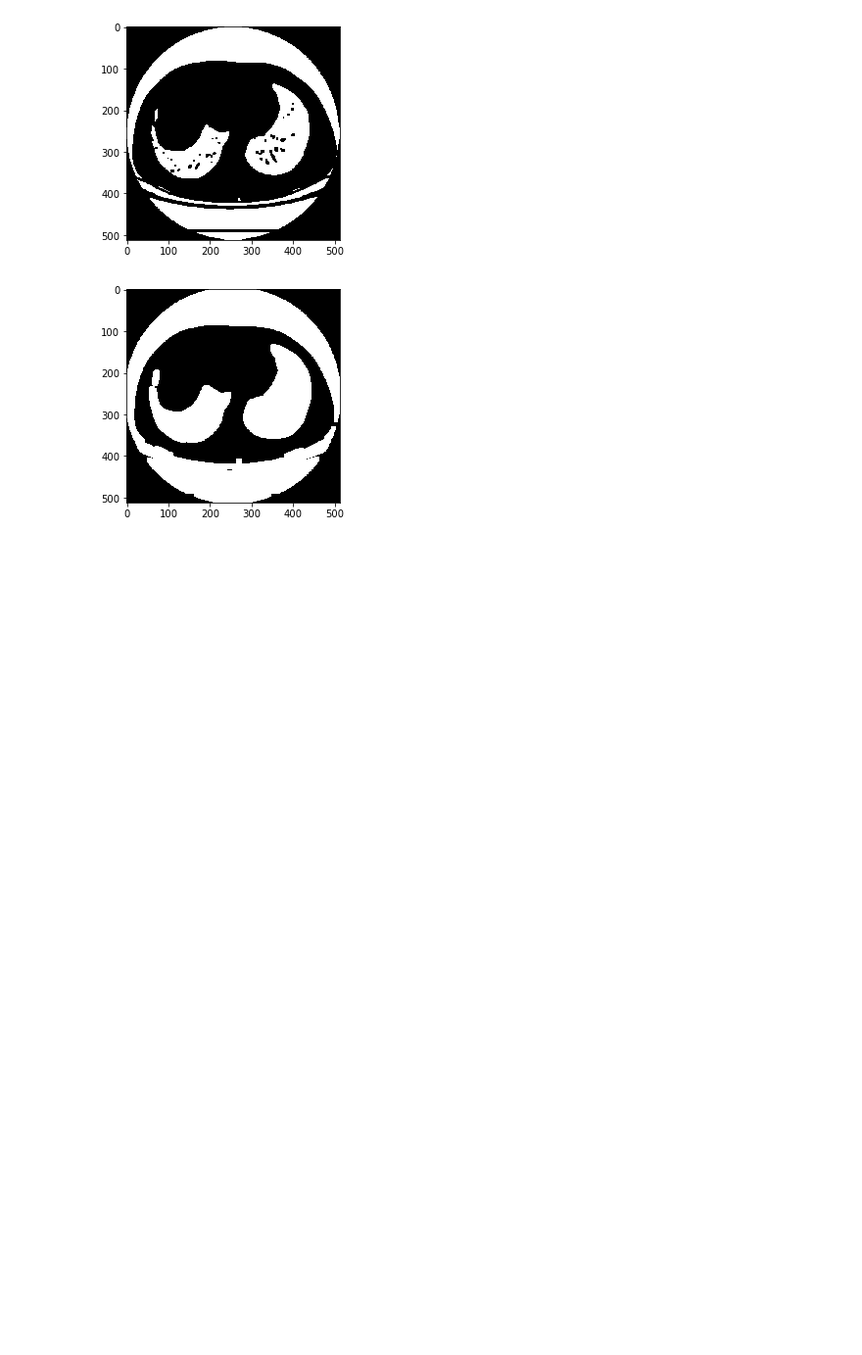
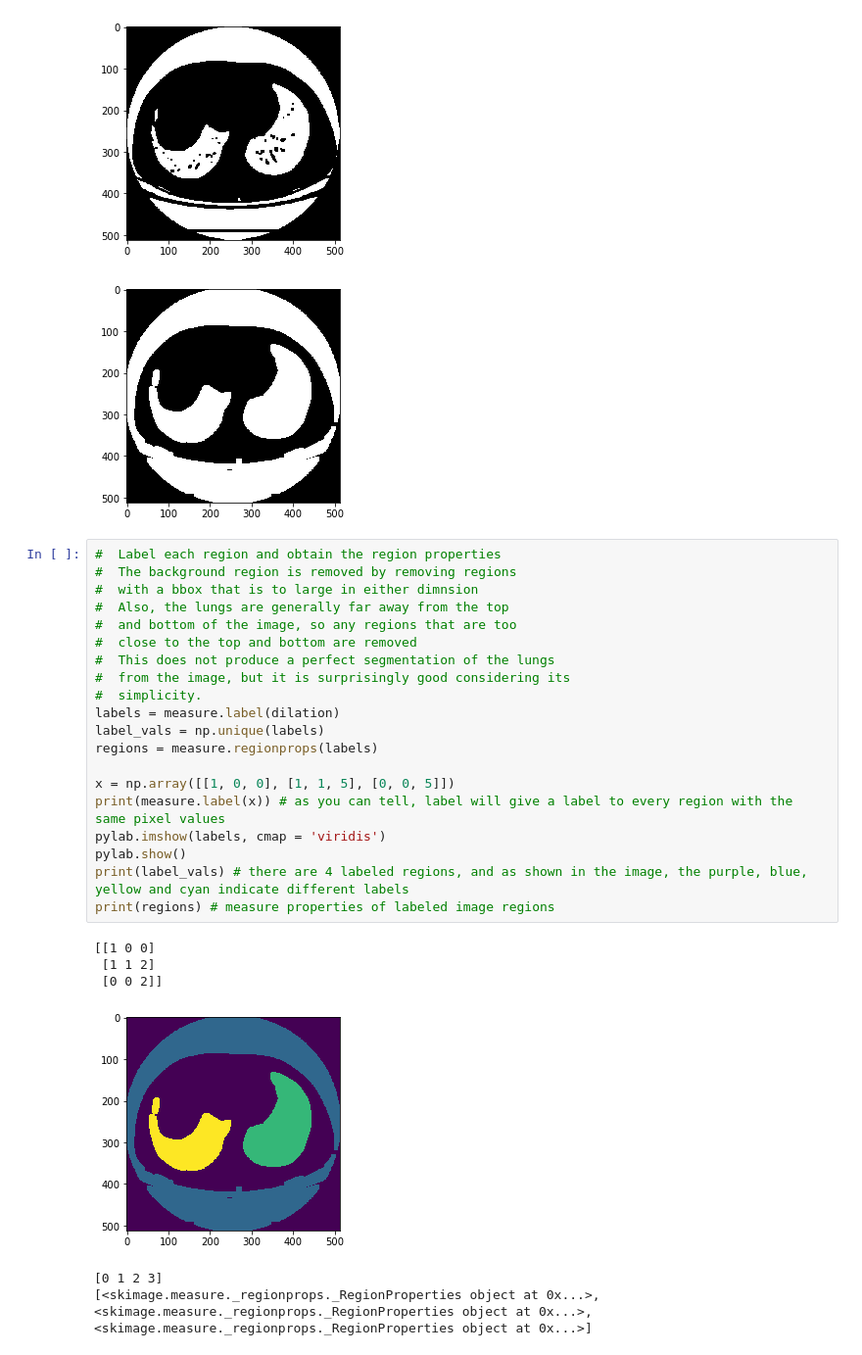
Before and after one commit to 3-musketeers/kaggle-dsb, a Jupyter notebook: pipeline/build-simple-model/luna-segment-lung-roi/sandbox.ipynb, the cells around one changed output. Shown: that part at 98% size. Drawn from its saved outputs; the diff is of its cells as text; blank space fills up the shorter version.

Commit message:
add understanding of region analysis

```diff
--- a/pipeline/build-simple-model/luna-segment-lung-roi/sandbox.ipynb
+++ b/pipeline/build-simple-model/luna-segment-lung-roi/sandbox.ipynb
@@ -134,3 +134,30 @@ pylab.show()
 [figure]
 [figure]
 [figure]
+# %%
+#  Label each region and obtain the region properties
+#  The background region is removed by removing regions
+#  with a bbox that is to large in either dimnsion
+#  Also, the lungs are generally far away from the top
+#  and bottom of the image, so any regions that are too
+#  close to the top and bottom are removed
+#  This does not produce a perfect segmentation of the lungs
+#  from the image, but it is surprisingly good considering its
+#  simplicity.
+labels = measure.label(dilation)
+label_vals = np.unique(labels)
+regions = measure.regionprops(labels)
+
+x = np.array([[1, 0, 0], [1, 1, 5], [0, 0, 5]])
+print(measure.label(x)) # as you can tell, label will give a label to every region with the same pixel values
+pylab.imshow(labels, cmap = 'viridis')
+pylab.show()
+print(label_vals) # there are 4 labeled regions, and as shown in the image, the purple, blue, yellow and cyan indicate different labels
+print(regions) # measure properties of labeled image regions
+# %% [output]
+[[1 0 0]
+ [1 1 2]
+ [0 0 2]]
+[figure, added]
+[0 1 2 3]
+[<skimage.measure._regionprops._RegionProperties object at 0x...>, <skimage.measure._regionprops._RegionProperties object at 0x...>, <skimage.measure._regionprops._RegionProperties object at 0x...>]
```
Also changed, not shown: parts of 1 cell of this notebook.
